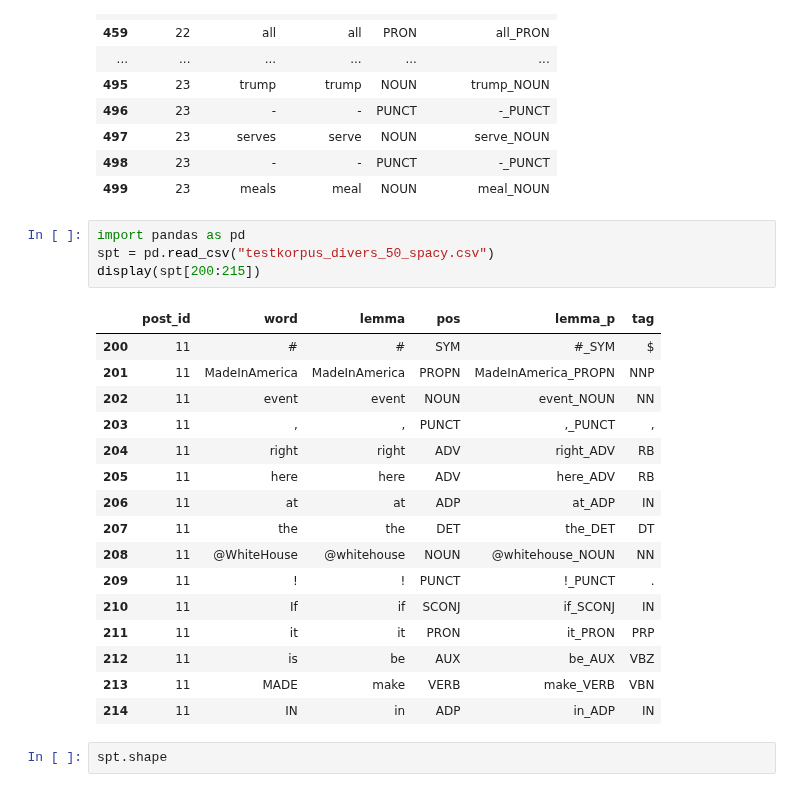
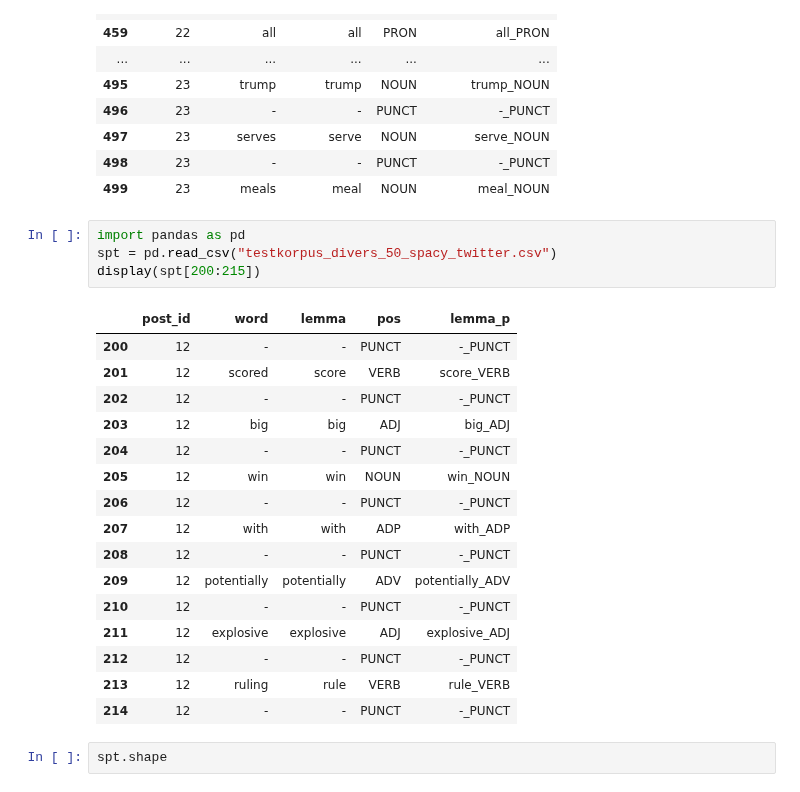
Before and after one commit to vivien3mueller/TrumMus, a Jupyter notebook: 02 Tagging_Testkorpus.ipynb, the cells around one changed output. Saved outputs shown, nothing was run; the diff lists cells and outputs as text.

```diff
--- a/02 Tagging_Testkorpus.ipynb
+++ b/02 Tagging_Testkorpus.ipynb
@@ -372,25 +372,25 @@ display(spt[450:500])
 | 499 | 23 | meals | meal | NOUN | meal_NOUN |
 # %%
 import pandas as pd
-spt = pd.read_csv("testkorpus_divers_50_spacy.csv")
+spt = pd.read_csv("testkorpus_divers_50_spacy_twitter.csv")
 display(spt[200:215])
 # %% [output]
-|  | post_id | word | lemma | pos | lemma_p | tag |
-| 200 | 11 | # | # | SYM | #_SYM | $ |
-| 201 | 11 | MadeInAmerica | MadeInAmerica | PROPN | MadeInAmerica_PROPN | NNP |
-| 202 | 11 | event | event | NOUN | event_NOUN | NN |
-| 203 | 11 | , | , | PUNCT | ,_PUNCT | , |
-| 204 | 11 | right | right | ADV | right_ADV | RB |
-| 205 | 11 | here | here | ADV | here_ADV | RB |
-| 206 | 11 | at | at | ADP | at_ADP | IN |
-| 207 | 11 | the | the | DET | the_DET | DT |
-| 208 | 11 | @WhiteHouse | @whitehouse | NOUN | @whitehouse_NOUN | NN |
-| 209 | 11 | ! | ! | PUNCT | !_PUNCT | . |
-| 210 | 11 | If | if | SCONJ | if_SCONJ | IN |
-| 211 | 11 | it | it | PRON | it_PRON | PRP |
-| 212 | 11 | is | be | AUX | be_AUX | VBZ |
-| 213 | 11 | MADE | make | VERB | make_VERB | VBN |
-| 214 | 11 | IN | in | ADP | in_ADP | IN |
+|  | post_id | word | lemma | pos | lemma_p |
+| 200 | 12 | - | - | PUNCT | -_PUNCT |
+| 201 | 12 | scored | score | VERB | score_VERB |
+| 202 | 12 | - | - | PUNCT | -_PUNCT |
+| 203 | 12 | big | big | ADJ | big_ADJ |
+| 204 | 12 | - | - | PUNCT | -_PUNCT |
+| 205 | 12 | win | win | NOUN | win_NOUN |
+| 206 | 12 | - | - | PUNCT | -_PUNCT |
+| 207 | 12 | with | with | ADP | with_ADP |
+| 208 | 12 | - | - | PUNCT | -_PUNCT |
+| 209 | 12 | potentially | potentially | ADV | potentially_ADV |
+| 210 | 12 | - | - | PUNCT | -_PUNCT |
+| 211 | 12 | explosive | explosive | ADJ | explosive_ADJ |
+| 212 | 12 | - | - | PUNCT | -_PUNCT |
+| 213 | 12 | ruling | rule | VERB | rule_VERB |
+| 214 | 12 | - | - | PUNCT | -_PUNCT |
 # %%
 spt.shape
 # %% [output]
```
Also changed, not shown: parts of 12 cells of this notebook.
